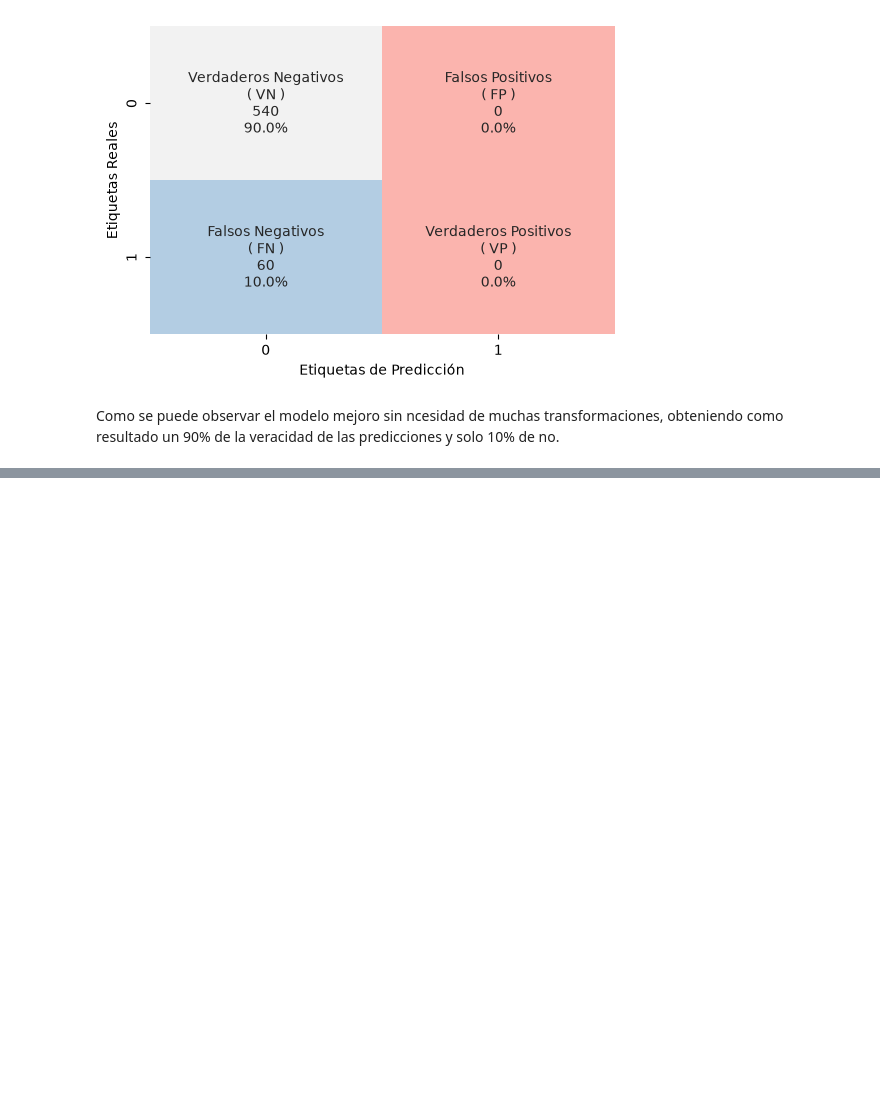
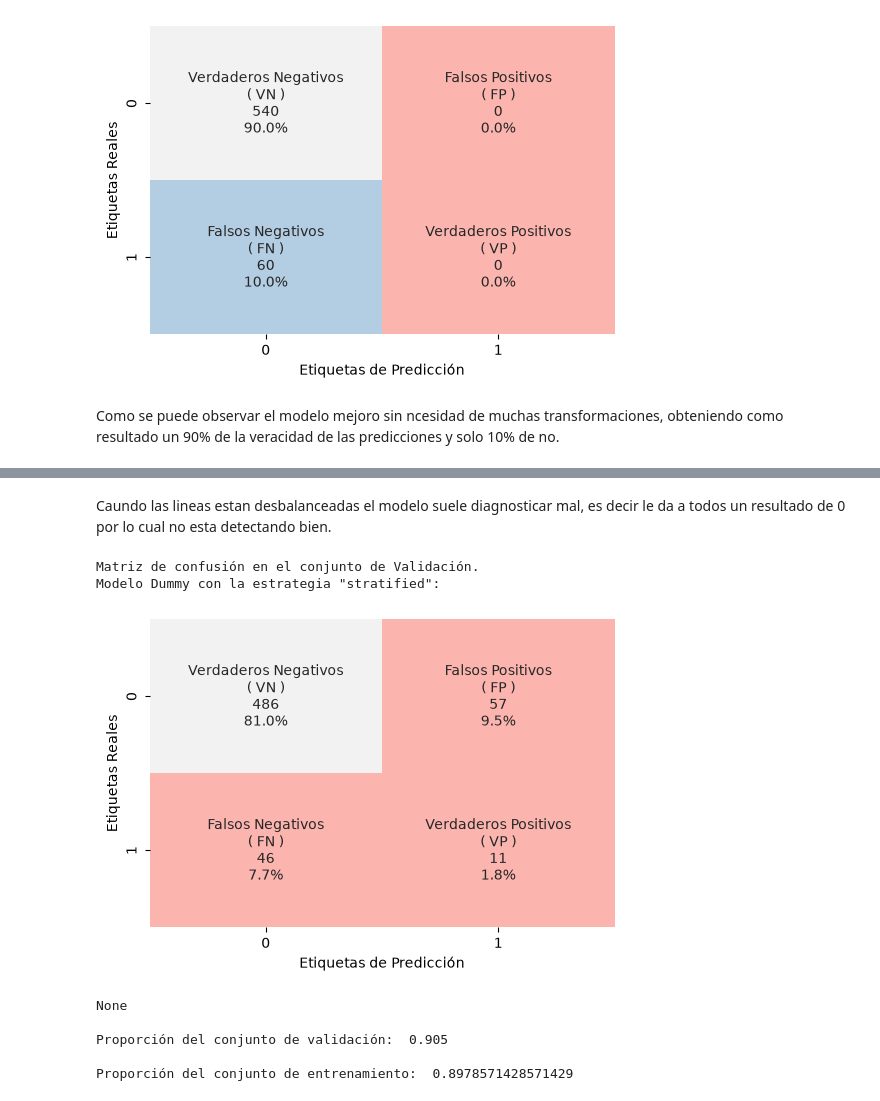
Before and after one commit to pamelatrabajosucr-droid/Clases-no-balanceadas, a Jupyter notebook: ClasesnoBalanceadas.ipynb, the cells around one changed output, grey strips where cells are left out. Drawn from its saved outputs; the diff is of its cells as text; code cells hidden in the pictures; blank space fills up the shorter version.

```diff
--- a/ClasesnoBalanceadas.ipynb
+++ b/ClasesnoBalanceadas.ipynb
@@ -128,0 +160,24 @@ Como se puede observar el modelo mejoro sin ncesidad de muchas transformaciones,
+# %% [markdown]
+Caundo las lineas estan desbalanceadas el modelo suele diagnosticar mal, es decir le da a todos un resultado de 0 por lo cual no esta detectando bien.
+# %%
+modeloDummy = DummyClassifier(strategy='stratified', random_state=7)   # ahora hacemos predicciones aleatorias de la misma
+                                                                       # manera en que están estratificadas las clases.
+
+modeloDummy.fit(X_train, y_train, sample_weight=None)
+yhat = modeloDummy.predict(X_val)
+
+print('Matriz de confusión en el conjunto de Validación.')
+print('Modelo Dummy con la estrategia "stratified":')
+print(mi_cm(y_val, yhat))
+
+print('\nProporción del conjunto de validación: ', 1 - y_val.sum() / y_val.shape[0])
+print('\nProporción del conjunto de entrenamiento: ', (1-y_train.sum() / y_train.shape[0]))
+# %% [output]
+Matriz de confusión en el conjunto de Validación.
+Modelo Dummy con la estrategia "stratified":
+[figure, added]
+None
+
+Proporción del conjunto de validación:  0.905
+
+Proporción del conjunto de entrenamiento:  0.8978571428571429
```
Also changed, not shown: parts of 36 cells of this notebook.
